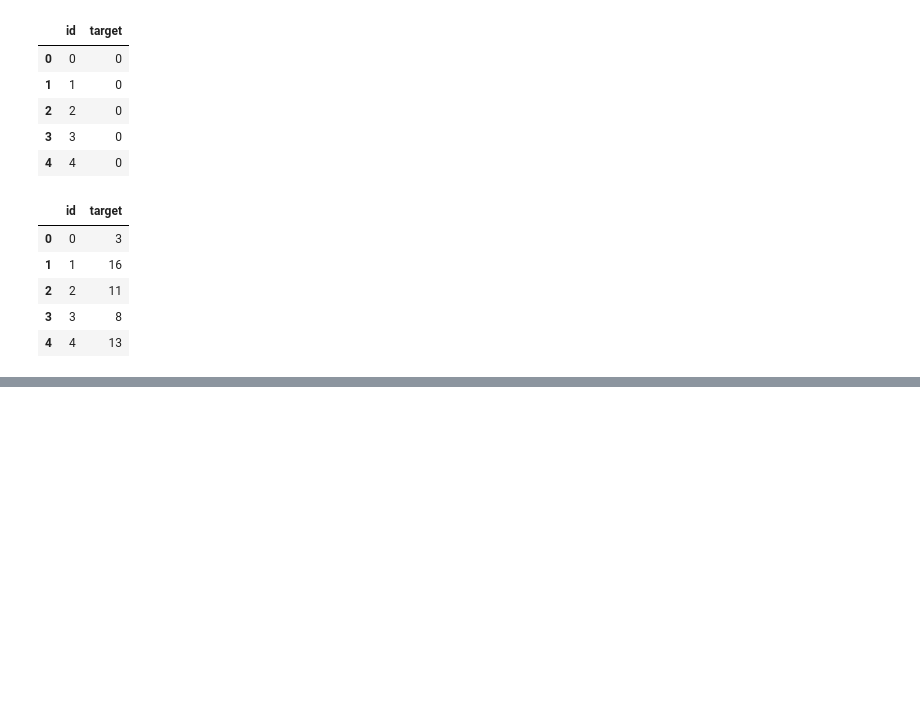
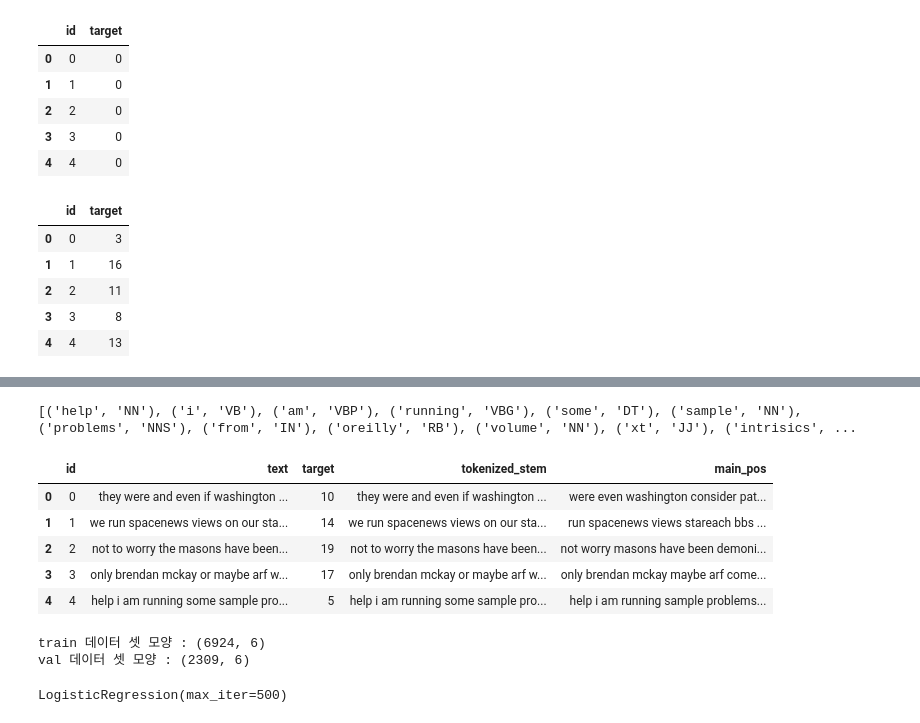
Before and after one commit to ethan528/Python, a Jupyter notebook: 뉴스 그룹 분류 경진대회/뉴스 그룹 분류 경진대회.ipynb, the cells around one changed output, grey strips where cells are left out. Saved outputs shown, nothing was run; the diff lists cells and outputs as text; code cells hidden in the pictures; blank space fills up the shorter version.

```diff
--- a/뉴스 그룹 분류 경진대회/뉴스 그룹 분류 경진대회.ipynb
+++ b/뉴스 그룹 분류 경진대회/뉴스 그룹 분류 경진대회.ipynb
@@ -553,0 +492,9 @@ submission.to_csv("submission_MLP.csv", index = False)
+# %%
+#csv 형식의 training 데이터를 로드합니다.
+import pandas as pd
+
+train = pd.read_csv('./train.csv')
+test = pd.read_csv('./test.csv')
+
+#데이터 살펴보기 위해 데이터 최상단의 5줄을 표시합니다.
+train.head()
@@ -553,0 +580,7 @@ submission.to_csv("submission_MLP.csv", index = False)
+# %%
+temp = clean_text(train['text']) #메소드 적용
+train['text'] = temp
+print(train)
+
+temp = clean_text(test['text']) #test셋에서도 똑같은 전처리 과정을 해줍니다.
+test['text'] = temp
@@ -553,0 +640,9 @@ submission.to_csv("submission_MLP.csv", index = False)
+# %%
+tokenized = [] # 데이터프레임의 한 컬럼으로 추가할 리스트
+for sentence in train['text']: # 전처리된 리뷰들을 하나씩 꺼내옵니다
+    tokens = nltk.word_tokenize(sentence)
+    tokenize = " ".join(tokens) # tokens라는 리스트 안의 형태소들을 띄어쓰기로 분리된 하나의 문자열로 join시켜줍니다.
+    tokenized.append(tokenize) # 형태소 단위로 띄어쓰기된 문자열을 최종 리스트에 추가해줍니다
+train["tokenized_stem"] = pd.DataFrame(tokenized) # 리스트를 데이터프레임으로 변환해 tokenized_stem라는 컬럼명으로 추가해줍니다.
+
+train.head() # 데이터 확인
@@ -553,0 +656,29 @@ submission.to_csv("submission_MLP.csv", index = False)
+# %%
+# pos_tag()의 입력값으로는 단어의 리스트가 들어가야 한다.
+print(nltk.pos_tag(nltk.word_tokenize(train['text'][4])))
+# %% [output]
+[('help', 'NN'), ('i', 'VB'), ('am', 'VBP'), ('running', 'VBG'), ('some', 'DT'), ('sample', 'NN'), ('problems', 'NNS'), ('from', 'IN'), ('oreilly', 'RB'), ('volume', 'NN'), ('xt', 'JJ'), ('intrisics', ...
+# %%
+def postagging(dataframe):
+    main_pos = [] # 데이터프레임의 새 컬럼이 될 리스트
+    for sentence in dataframe['text']: # 리뷰들을 하나씩 가져옵니다
+        pos = nltk.pos_tag(nltk.word_tokenize(sentence)) # 형태소 분석을 진행하고 해당 리스트를 pos라는 변수로 받습니다
+        main_words = [word_pos[0] for word_pos in pos if word_pos[1] in ('JJ', 'JJR', 'JJS', #형용사
+                                                                         'NN', 'NNS', 'NNP', 'NNPS', #명사
+                                                                         'RB', 'RBR', 'RBBS', #부사
+                                                                         'VB', 'VBD', 'VBG', 'VBN', 'VBP', 'VBZ' #동사
+                                                                         )] # 가져오고자 하는 품사에 해당하면 해당 형태소를 main_words 리스트에 추가합니다.
+        main_words_str = " ".join(main_words) # main_words 리스트 안의 형태소들을 띄어쓰기로 분리된 하나의 문자열로 join시켜줍니다.
+        main_pos.append(main_words_str) # 선택한 형태소들로 이루어진 문자열을 최종 리스트에 추가해줍니다
+        dataframe["main_pos"] = pd.DataFrame(main_pos) # 리스트를 데이터프레임으로 변환해 main_pos라는 컬럼명으로 추가해줍니다.
+
+postagging(train)
+postagging(test) ## test셋도 똑같이 품사태깅을 적용해줍니다.
+train.head() # 데이터 확인
+# %% [output]
+|  | id | text | target | tokenized_stem | main_pos |
+| 0 | 0 | they were and even if washington ... | 10 | they were and even if washington ... | were even washington consider pat... |
+| 1 | 1 | we run spacenews views on our sta... | 14 | we run spacenews views on our sta... | run spacenews views stareach bbs ... |
+| 2 | 2 | not to worry the masons have been... | 19 | not to worry the masons have been... | not worry masons have been demoni... |
+| 3 | 3 | only brendan mckay or maybe arf w... | 17 | only brendan mckay or maybe arf w... | only brendan mckay maybe arf come... |
+| 4 | 4 | help i am running some sample pro... | 5 | help i am running some sample pro... | help i am running sample problems... |
@@ -553,0 +692,6 @@ submission.to_csv("submission_MLP.csv", index = False)
+# %%
+print( 'train 데이터 셋 모양 :', train.shape)
+print( 'val 데이터 셋 모양 :', val.shape)
+# %% [output]
+train 데이터 셋 모양 : (6924, 6)
+val 데이터 셋 모양 : (2309, 6)
@@ -553,0 +707,6 @@ submission.to_csv("submission_MLP.csv", index = False)
+# %%
+from sklearn.linear_model import LogisticRegression #모델 불러오기
+model = LogisticRegression(max_iter=500) #객체에 모델 할당
+model.fit(X_train_vec, y_train) #모델 학습
+# %% [output]
+LogisticRegression(max_iter=500)
```
Also changed, not shown: parts of 39 cells of this notebook, 6 other files.
